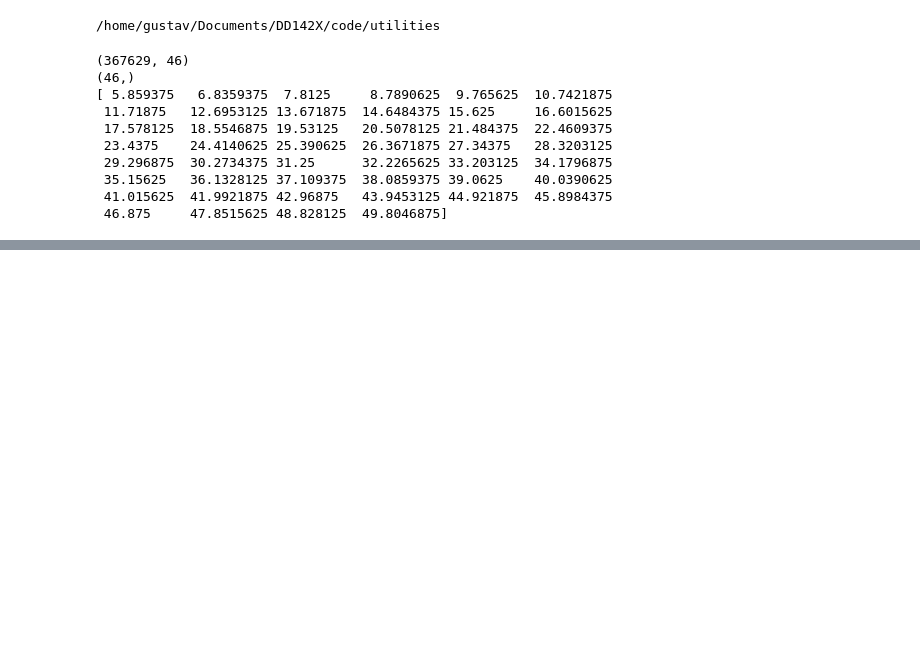
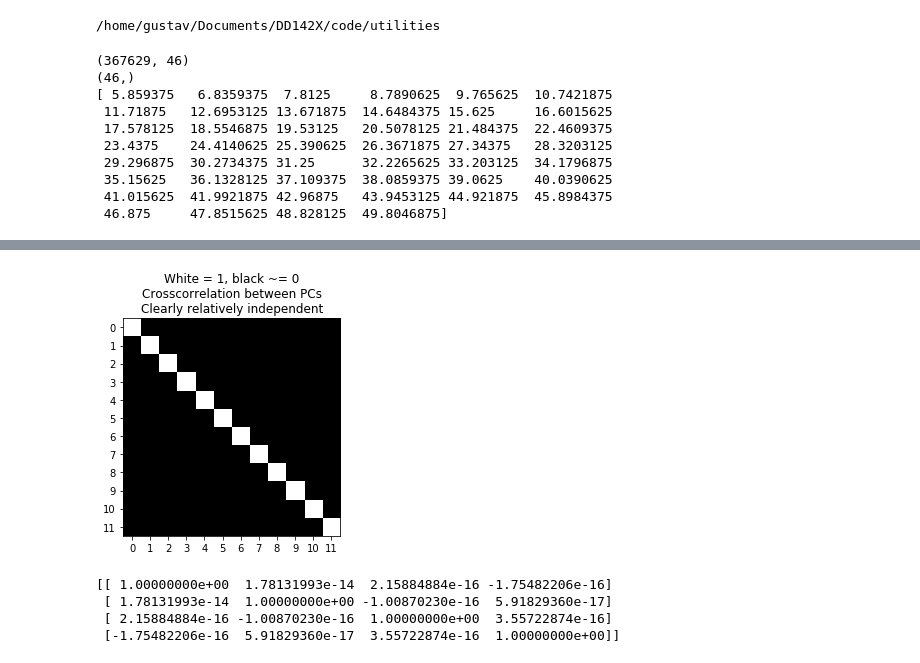
Before and after one commit to miriamvall/DD142X, a Jupyter notebook: code/notebooks/PCA 4.ipynb, the cells around one changed output, grey strips where cells are left out. Saved outputs shown, nothing was run; the diff lists cells and outputs as text; code cells hidden in the pictures; blank space fills up the shorter version.

```diff
--- a/code/notebooks/PCA 4.ipynb
+++ b/code/notebooks/PCA 4.ipynb
@@ -76,7 +78,7 @@ plt.show()
 # %%
 n_animals = len(dataDict.keys())
 fig_n = 0
-plt.figure(figsize = (7 * n_animals, 7 * n_animals))
+plt.figure(figsize = (9 * n_animals, 10 * n_animals))
 for animal1, channels1 in dataDict.items():
     for animal2, channels2 in dataDict.items():
 
@@ -126,17 +128,25 @@ for animal1, channels1 in dataDict.items():
 
         fig_n += 1
         plt.subplot(n_animals, n_animals, fig_n)
+        for i in range(0, side):
+            for j in range(0, side):
+                if np.linalg.norm(raster[i, j]) < 0.03:
+                    raster[i, j] = 1
         plt.imshow(raster)
+        plt.xlabel(f"Explained variance ratio {round(pca_model.explained_variance_ratio_[1], 2)}\
+        \nBounds {round(minx2, 2)} - {round(maxx2, 2)}")
+        plt.ylabel(f"Explained variance ratio {round(pca_model.explained_variance_ratio_[0], 2)}\
+        \nBounds {round(maxx1, 2)} - {round(minx1, 2)}")
         plt.title(f"{animal1} in red - {animal2} in blue\
         \n{round(pca_model.explained_variance_ratio_[0:2].sum(), 2)} explained variance ratio\
         \n{animal1} n: {ep1.shape[0] - 4} - {animal2} n: {ep2.shape[0] - 4}")
 
-plt.savefig("../_data/PCA/xref_n.png")
+plt.savefig("../_data/PCA/xref_n_strict.png")
 plt.close()
 # %%
 n_animals = len(dataDict.keys())
 fig_n = 0
-plt.figure(figsize = (7 * n_animals, 7 * n_animals))
+plt.figure(figsize = (9 * n_animals, 10 * n_animals))
 for animal1, channels1 in dataDict.items():
     for animal2, channels2 in dataDict.items():
 
@@ -186,10 +196,18 @@ for animal1, channels1 in dataDict.items():
 
         fig_n += 1
         plt.subplot(n_animals, n_animals, fig_n)
+        for i in range(0, side):
+            for j in range(0, side):
+                if np.linalg.norm(raster[i, j]) < 0.03:
+                    raster[i, j] = 1
         plt.imshow(raster)
+        plt.xlabel(f"Explained variance ratio {round(pca_model.explained_variance_ratio_[1], 2)}\
+        \nBounds {round(minx2, 2)} - {round(maxx2, 2)}")
+        plt.ylabel(f"Explained variance ratio {round(pca_model.explained_variance_ratio_[0], 2)}\
+        \nBounds {round(maxx1, 2)} - {round(minx1, 2)}")
         plt.title(f"log2 {animal1} in red - log2 {animal2} in blue\
         \n{round(pca_model.explained_variance_ratio_[0:2].sum(), 2)} explained variance ratio\
         \n{animal1} n: {ep1.shape[0] - 4} - {animal2} n: {ep2.shape[0] - 4}")
 
-plt.savefig("../_data/PCA/xreflog2_n.png")
+plt.savefig("../_data/PCA/xreflog2_n_strict.png")
 plt.close()
@@ -195,0 +267,13 @@ plt.close()
+# %%
+plt.imshow(np.corrcoef(all_pcs.transpose()), cmap = 'gray')
+plt.title(f"White = 1, black ~= 0\nCrosscorrelation between PCs\nClearly relatively independent")
+plt.xticks([i for i in range(0, 12)])
+plt.yticks([i for i in range(0, 12)])
+plt.show()
+print(np.corrcoef(all_pcs[ : , : 4].transpose()))
+# %% [output]
+[figure, added]
+[[ 1.00000000e+00  1.78131993e-14  2.15884884e-16 -1.75482206e-16]
+ [ 1.78131993e-14  1.00000000e+00 -1.00870230e-16  5.91829360e-17]
+ [ 2.15884884e-16 -1.00870230e-16  1.00000000e+00  3.55722874e-16]
+ [-1.75482206e-16  5.91829360e-17  3.55722874e-16  1.00000000e+00]]
```
Also changed, not shown: parts of 11 cells of this notebook, 12 other files.
